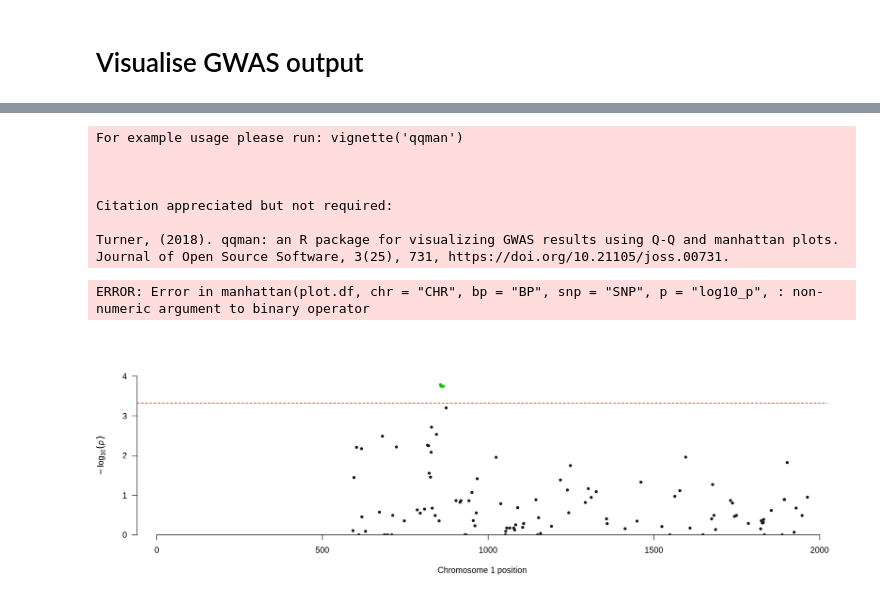
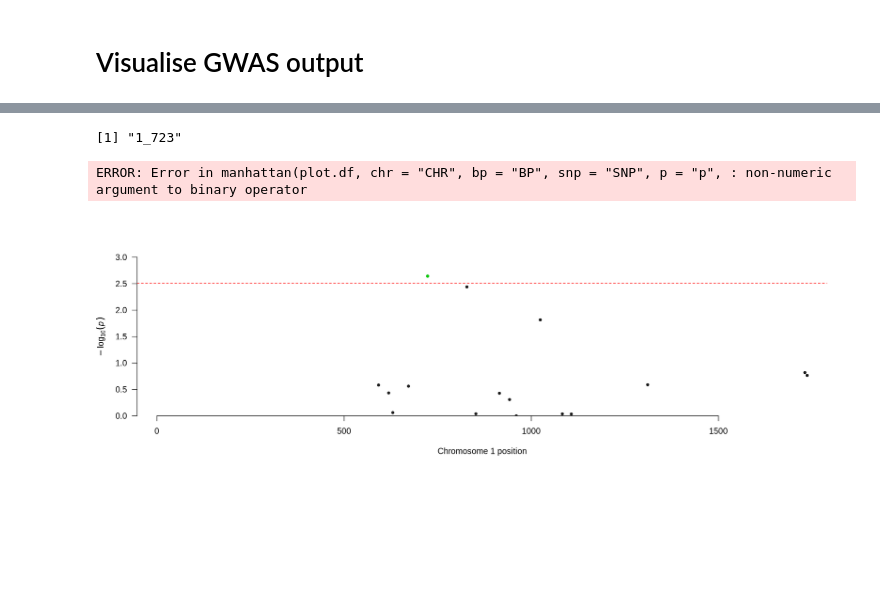
Before and after one commit to ryashpal/alfred-data-analysis, a Jupyter notebook: notebooks/gwas/ecoli/fhub_gene/02_visualise.ipynb, the cells around one changed output, grey strips where cells are left out. Cells and saved outputs as stored; diff of their text form; code cells hidden in the pictures; blank space fills up the shorter version.

```diff
--- a/notebooks/gwas/ecoli/fhub_gene/02_visualise.ipynb
+++ b/notebooks/gwas/ecoli/fhub_gene/02_visualise.ipynb
@@ -50,42 +52,38 @@ p_values <- plot.df$p
 alpha <- 0.05
 
 # Use the p.adjust function with method=["bonferroni", "holm", "hochberg", "hommel", "BH", "BY"]
-adjusted_p_values <- p.adjust(p_values, method = "bonferroni")
+adjusted_p_values <- p.adjust(p_values, method = "holm")
 
 # Compare adjusted p-values with alpha
 significant <- adjusted_p_values < alpha
 
 signif.snps <- plot.df$SNP[significant]
 
+signif.snps
 # length(signif.snps)
 # print(length(signif.snps))
 # print(adjusted_p_values)
+# %% [output]
+[1] "1_723"
 # %%
 library(qqman)
 
 
 options(repr.plot.width = 15, repr.plot.height = 5, repr.plot.res = 150)
 par(bg = "white")
 manhattan(
     plot.df,
     chr="CHR",
     bp="BP",
     snp="SNP",
-    p="log10_p",
-    logp=FALSE,
+    p="p",
+    # logp=FALSE,
     highlight = signif.snps
     ) +
     abline(h = p.value.cutoff, col = "red", lty = 2)
 # %% [output]
-For example usage please run: vignette('qqman')
-
-
-
-Citation appreciated but not required:
-
-Turner, (2018). qqman: an R package for visualizing GWAS results using Q-Q and manhattan plots. Journal of Open Source Software, 3(25), 731, https://doi.org/10.21105/joss.00731.
+ERROR: Error in manhattan(plot.df, chr = "CHR", bp = "BP", snp = "SNP", p = "p", : non-numeric argument to binary operator
-ERROR: Error in manhattan(plot.df, chr = "CHR", bp = "BP", snp = "SNP", p = "log10_p", : non-numeric argument to binary operator
-[figure, old version]
+[figure, new version]
 # %%
 library(qqman)
 
```
Also changed, not shown: parts of 35 cells of this notebook, 2 other files.
